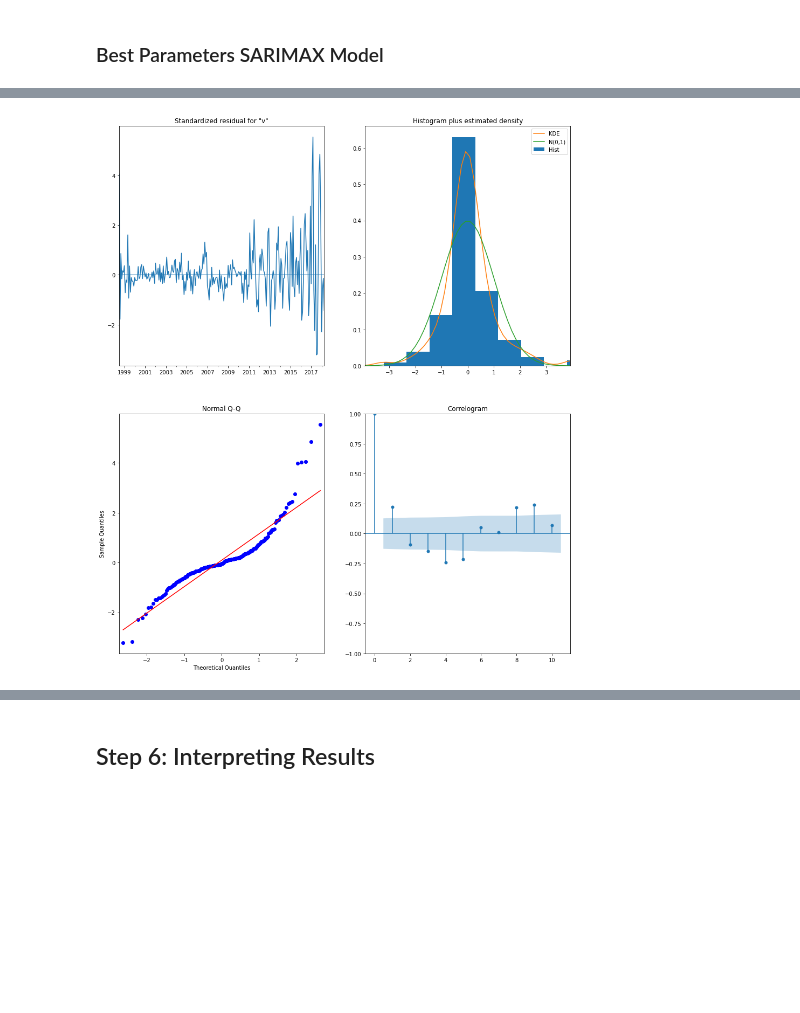
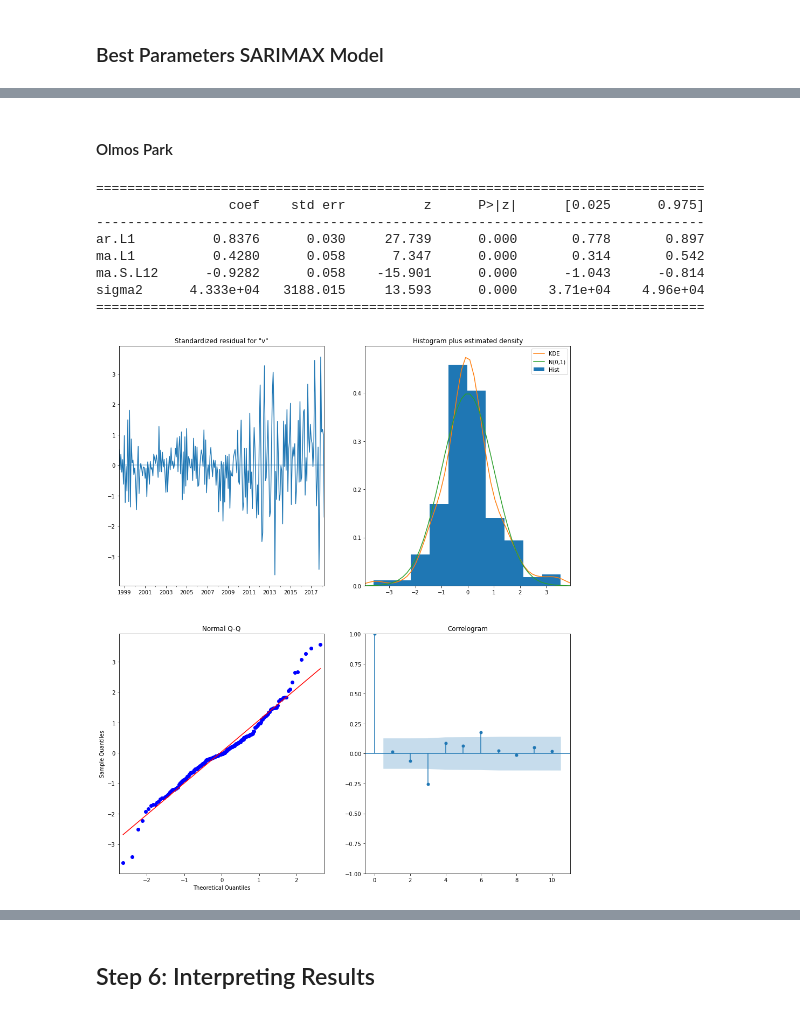
Before and after one commit to meljoy1099/housing-price-forecast-time-series-modeling, a Jupyter notebook: notebook.ipynb, the cells around one changed output, grey strips where cells are left out. Drawn from its saved outputs; the diff is of its cells as text; code cells hidden in the pictures; blank space fills up the shorter version.

```diff
--- a/notebook.ipynb
+++ b/notebook.ipynb
@@ -592,6 +577,30 @@ sigma2      2.073e+05   1.24e+04     16.653      0.000    1.83e+05    2.32e+05
-# %%
-# Call plot_diagnostics() on the results calculated above
-output.plot_diagnostics(figsize=(15, 18))
-plt.show()
-# %% [output]
-[figure, removed]
+# %%
+# Define function to build SARIMAX model, print summary and output diagnostic plots
+def sarimax(ts, order=(1, 1, 1), seasonal_order=(0, 1, 1, 12)):
+    '''
+    Input:
+    ts : Time series data.
+    order : (p, d, q) values for ARIMA. Default = (1, 1, 1)
+    seasonal_order : Seasonal (P, D, Q, s) values for SARIMA.
+        Default = (0, 1, 1, 12).
+
+    Output:
+    Prints model output summary.
+    Plots model diagnostics.
+
+    Returns: Model output.
+    '''
+    ARIMA_MODEL = sm.tsa.statespace.SARIMAX(ts,
+                                            order=order,
+                                            seasonal_order=seasonal_order,
+                                            enforce_stationarity=False,
+                                            enforce_invertibility=False)
+
+    # Fit the model and print results
+    output = ARIMA_MODEL.fit()
+
+    # Print output summary
+    print(output.summary().tables[1])
+    output.plot_diagnostics(figsize=(15,18));
+
+    return output
@@ -597,0 +665,15 @@ plt.show()
+# %% [markdown]
+#### Olmos Park
+# %%
+olmos_park = zip_df[0]
+output_olmos_park = sarimax(olmos_park, order=(1, 1, 1), seasonal_order=(0, 1, 1, 12))
+# %% [output]
+==============================================================================
+                 coef    std err          z      P>|z|      [0.025      0.975]
+------------------------------------------------------------------------------
+ar.L1          0.8376      0.030     27.739      0.000       0.778       0.897
+ma.L1          0.4280      0.058      7.347      0.000       0.314       0.542
+ma.S.L12      -0.9282      0.058    -15.901      0.000      -1.043      -0.814
+sigma2      4.333e+04   3188.015     13.593      0.000    3.71e+04    4.96e+04
+==============================================================================
+[figure, added]
```
Also changed, not shown: parts of 43 cells of this notebook.
